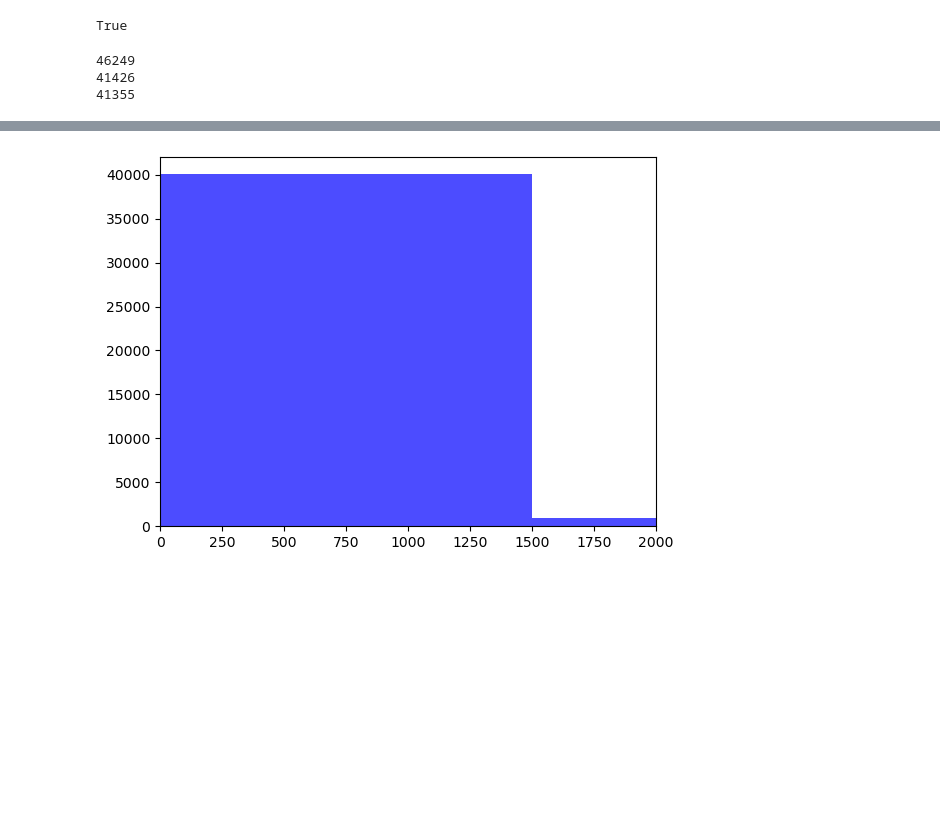
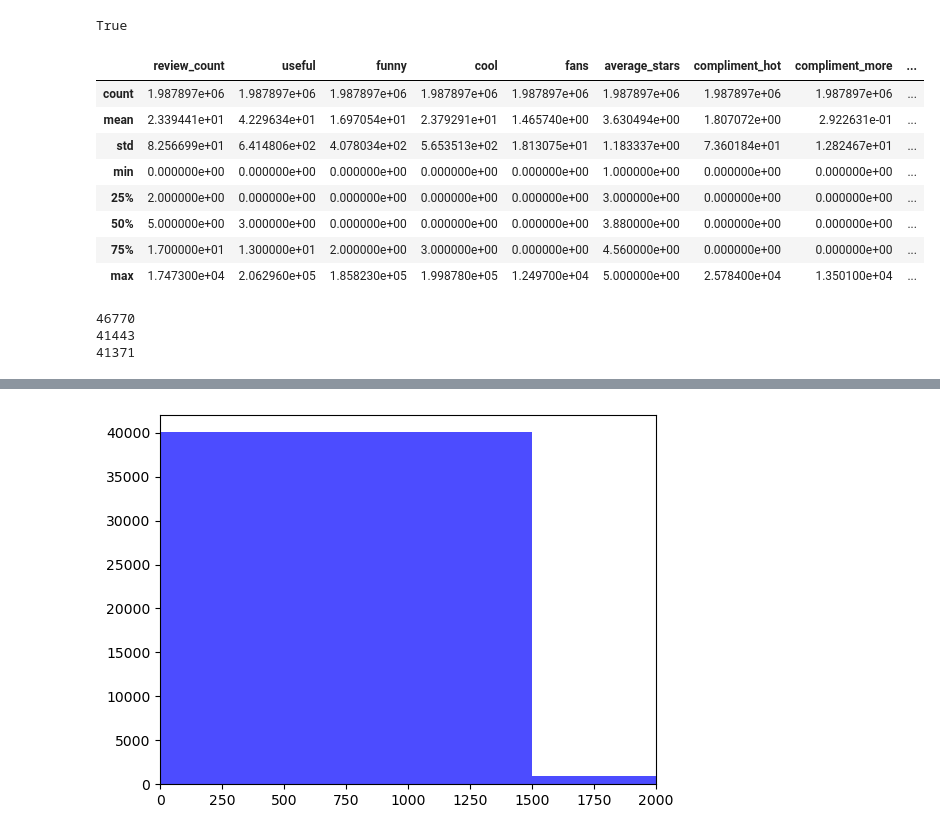
Before and after one commit to natharyan/GraphAnalysis-Yelp, a Jupyter notebook: filt2.ipynb, the cells around one changed output, grey strips where cells are left out. Saved outputs shown, nothing was run; the diff lists cells and outputs as text; code cells hidden in the pictures; blank space fills up the shorter version.

```diff
--- a/filt2.ipynb
+++ b/filt2.ipynb
@@ -32,15 +34,28 @@ business_path, checkin_path, review_path, tip_path, user_path = list(map(lambda
 # %%
 import pandas as pd
 import json
 
 df_user = pd.concat(pd.read_json(user_path, lines=True, chunksize=1000), ignore_index=True)
-df_user = df_user[df_user['useful'] > 60]
+
+df_user.describe()
 
 # df_business = pd.concat(pd.read_json(business_path, lines=True, chunksize=1000), ignore_index=True)
 # df_checkin = pd.concat(pd.read_json(checkin_path, lines=True, chunksize=1000), ignore_index=True)
 # df_review = pd.concat(pd.read_json(review_path, lines=True, chunksize=1000), ignore_index=True)
 # df_tip = pd.concat(pd.read_json(tip_path, lines=True, chunksize=1000), ignore_index=True)
+# %% [output]
+|  | review_count | useful | funny | cool | fans | average_stars | compliment_hot | compliment_more | ... |
+| count | 1.987897e+06 | 1.987897e+06 | 1.987897e+06 | 1.987897e+06 | 1.987897e+06 | 1.987897e+06 | 1.987897e+06 | 1.987897e+06 | ... |
+| mean | 2.339441e+01 | 4.229634e+01 | 1.697054e+01 | 2.379291e+01 | 1.465740e+00 | 3.630494e+00 | 1.807072e+00 | 2.922631e-01 | ... |
+| std | 8.256699e+01 | 6.414806e+02 | 4.078034e+02 | 5.653513e+02 | 1.813075e+01 | 1.183337e+00 | 7.360184e+01 | 1.282467e+01 | ... |
+| min | 0.000000e+00 | 0.000000e+00 | 0.000000e+00 | 0.000000e+00 | 0.000000e+00 | 1.000000e+00 | 0.000000e+00 | 0.000000e+00 | ... |
+| 25% | 2.000000e+00 | 0.000000e+00 | 0.000000e+00 | 0.000000e+00 | 0.000000e+00 | 3.000000e+00 | 0.000000e+00 | 0.000000e+00 | ... |
+| 50% | 5.000000e+00 | 3.000000e+00 | 0.000000e+00 | 0.000000e+00 | 0.000000e+00 | 3.880000e+00 | 0.000000e+00 | 0.000000e+00 | ... |
+| 75% | 1.700000e+01 | 1.300000e+01 | 2.000000e+00 | 3.000000e+00 | 0.000000e+00 | 4.560000e+00 | 0.000000e+00 | 0.000000e+00 | ... |
+| max | 1.747300e+04 | 2.062960e+05 | 1.858230e+05 | 1.998780e+05 | 1.249700e+04 | 5.000000e+00 | 2.578400e+04 | 1.350100e+04 | ... |
 # %%
+df_user = df_user[df_user['useful'] > 40]
+
 df1 = df_user[df_user['fans'] > 10]
 print(df1.shape[0])
 df2 = df1[df1['review_count'] > 100]
@@ -48,9 +63,9 @@ print(df2.shape[0])
 df3 = df2[df2['friends'].str.split(',').map(len) > 1]
 print(df3.shape[0])
 # %% [output]
-46249
-41426
-41355
+46770
+41443
+41371
 # %%
 df2.describe()
 # %% [output]
```
Also changed, not shown: parts of 5 cells of this notebook, 3 other files.
